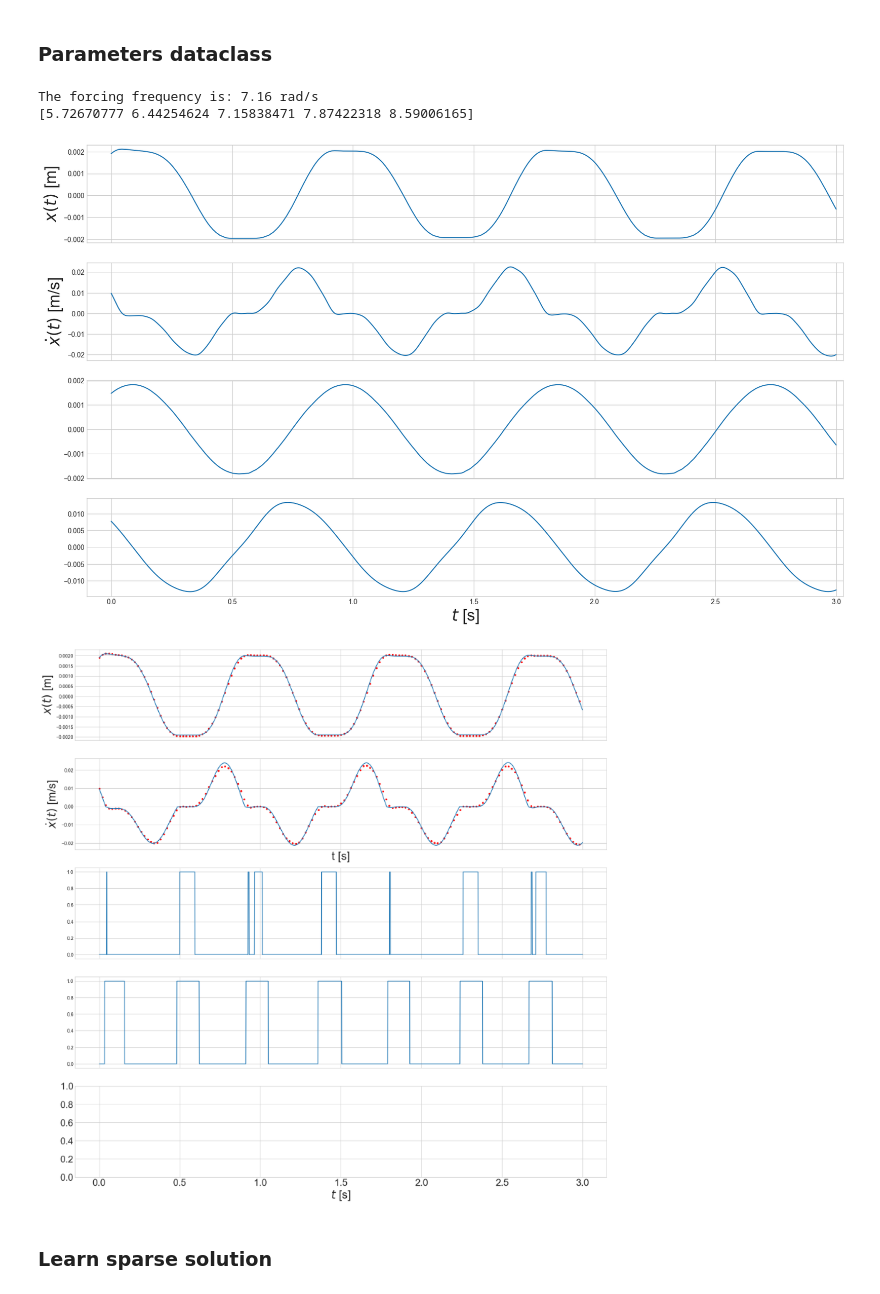
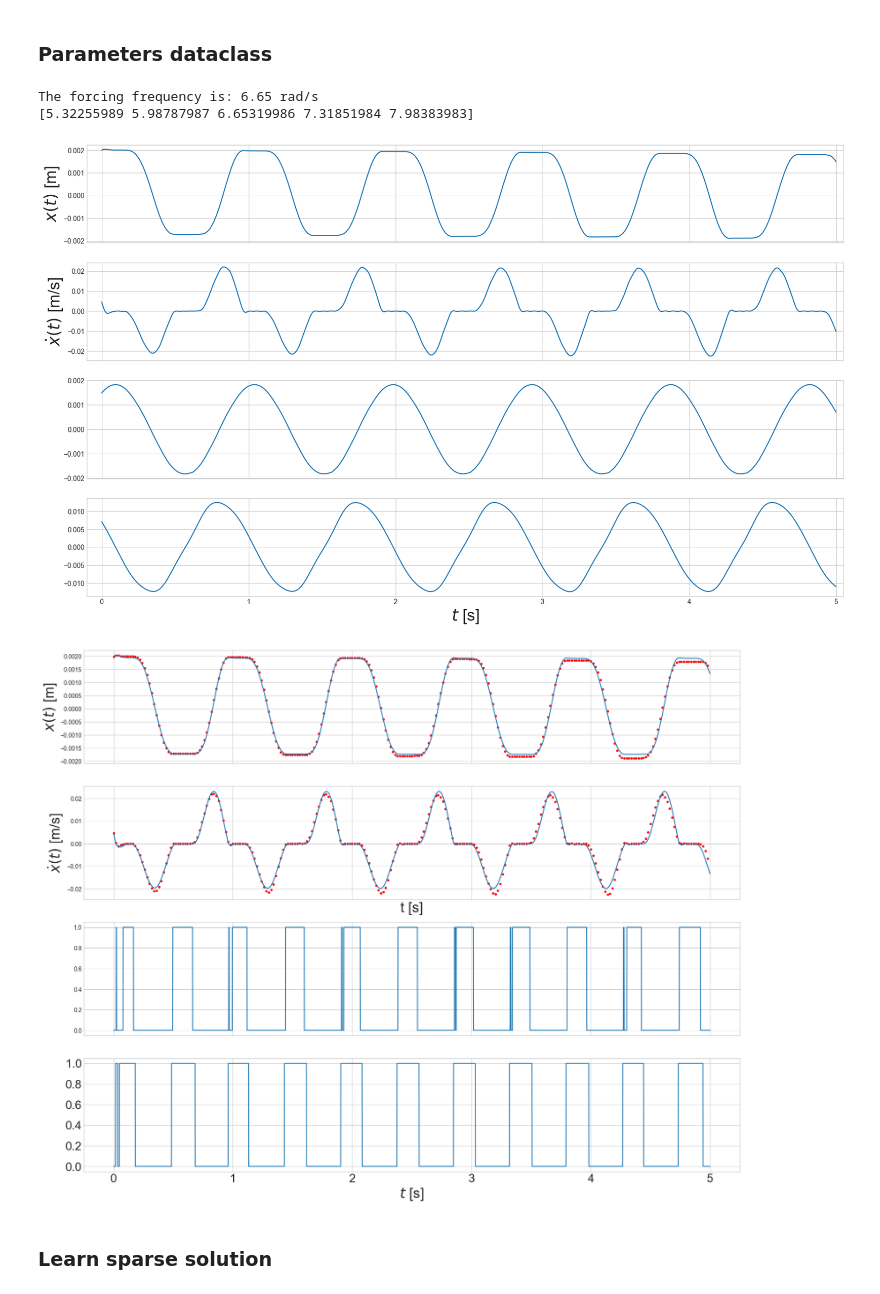
Before and after one commit to xristosl0610/PhI-SINDy, a Jupyter notebook: current/mainExp.ipynb, the cells around one changed output. Cells and saved outputs as stored; diff of their text form; code cells hidden in the pictures.

Commit message:
Code cleanup | Improvements on sticking

```diff
--- a/current/mainExp.ipynb
+++ b/current/mainExp.ipynb
@@ -814,14 +652,14 @@ num_real = 1
 # Params.reduce_start = 0
 # Params.reduce_stop = 20000
 Params.reduce_start = 10000
-Params.reduce_stop = 16000
+Params.reduce_stop = 20000
 Params.reduce_step = 2
 
 # measurements_path = "\\\\tudelft.net\\staff-homes\\L\\cllathourakis\\Desktop\\ResearchAssistant\\research\\code\\current\\measurements\\Saurabh (stick slip)\\almost 4 stop stick slip\\experiment 01-03-2023 18.47.csv"
 # measurements_path = "\\\\tudelft.net\\staff-homes\\L\\cllathourakis\\Desktop\\ResearchAssistant\\research\\code\\current\\measurements\\Saurabh (stick slip)\\almost 2 stop stick slip\\experiment 02-03-2023 30.69.csv"
-# measurements_path = "\\\\tudelft.net\\staff-homes\\L\\cllathourakis\\Desktop\\ResearchAssistant\\research\\code\\current\\measurements\\Saurabh (stick slip)\\almost 2 stop stick slip\\experiment 02-03-2023 32.08.csv"
+measurements_path = "\\\\tudelft.net\\staff-homes\\L\\cllathourakis\\Desktop\\ResearchAssistant\\research\\code\\current\\measurements\\Saurabh (stick slip)\\almost 2 stop stick slip\\experiment 02-03-2023 32.08.csv"
 # measurements_path = "\\\\tudelft.net\\staff-homes\\L\\cllathourakis\\Desktop\\ResearchAssistant\\research\\code\\current\\measurements\\Saurabh (stick slip)\\almost 2 stop stick slip\\experiment 02-03-2023 33.26.csv"
-measurements_path = "\\\\tudelft.net\\staff-homes\\L\\cllathourakis\\Desktop\\ResearchAssistant\\research\\code\\current\\measurements\\Saurabh (stick slip)\\almost 2 stop stick slip\\experiment 02-03-2023 34.43.csv"
+# measurements_path = "\\\\tudelft.net\\staff-homes\\L\\cllathourakis\\Desktop\\ResearchAssistant\\research\\code\\current\\measurements\\Saurabh (stick slip)\\almost 2 stop stick slip\\experiment 02-03-2023 34.43.csv"
 
 displs, displsExc = get_measurments(measurements_path, detrend_flag=True, delta_T=0)
 _, vels = pynumdiff.linear_model.spectraldiff(displs, Params.timestep, [0.01])
@@ -849,8 +687,8 @@ ts, x, u = ts[Params.reduce_start:Params.reduce_stop:Params.reduce_step], x[Para
 ts -= ts[0]
 Params.x0 = x[0]
 # %% [output]
-The forcing frequency is: 7.16 rad/s
-[5.72670777 6.44254624 7.15838471 7.87422318 8.59006165]
+The forcing frequency is: 6.65 rad/s
+[5.32255989 5.98787987 6.65319986 7.31851984 7.98383983]
 # %%
 _, (ax1, ax2, ax3, ax4) = plt.subplots(nrows=4, figsize=(20,12), sharex=True)
 ax1.plot(ts, x[:, 0])
@@ -866,16 +704,16 @@ ax3.set_xlim((-0.1, 1.01 * ts[-1]))
 ax4.set_xlim((-0.1, 1.01 * ts[-1]))
 plt.show()
 # %% [output]
-[figure, old version]
+[figure, new version]
 # %%
-def rk4th_onestep(model, x_, u_, u_mid, u_n, t_, ksis, timestep=1e-2):
-    k1 = model(x_, u_, t_, ksis)
-    k2 = model(x_ + 0.5 * timestep * k1, u_mid, t_ + 0.5 * timestep, ksis)
-    k3 = model(x_ + 0.5 * timestep * k2, u_mid, t_ + 0.5 * timestep, ksis)
-    k4 = model(x_ + 1.0 * timestep * k3, u_n, t_ + 1.0 * timestep, ksis)
+def rk4th_onestep(model, x_, u_, u_mid, u_n, t_, ksis, params, timestep=1e-2):
+    k1 = model(x_, u_, t_, ksis, params)
+    k2 = model(x_ + 0.5 * timestep * k1, u_mid, t_ + 0.5 * timestep, ksis, params)
+    k3 = model(x_ + 0.5 * timestep * k2, u_mid, t_ + 0.5 * timestep, ksis, params)
+    k4 = model(x_ + 1.0 * timestep * k3, u_n, t_ + 1.0 * timestep, ksis, params)
     return x_ + (1 / 6) * (k1 + 2 * k2 + 2 * k3 + k4) * timestep
 # %%
-def true_model(xx, uu, tt, ksis):
+def true_model(xx, uu, tt, ksis, params):
     if (np.abs(xx[1]) < 1e-4) and (np.abs(386.364 * uu[0] + 0.0658 * uu[1] - 386.364 * xx[0]) <= 0.0856):
     # if (np.abs(xx[1]) < 1e-4) and (np.abs(386.766 * uu[0] - 0.0658 * uu[1] - 386.766 * xx[0]) <= 0.0856):
     # if (np.abs(xx[1]) < 1e-5) and (np.abs(358.706 * uu[0] + 0.0658 * uu[1] - 348.706 * xx[0]) <= 0.075):
@@ -883,41 +721,36 @@ def true_model(xx, uu, tt, ksis):
     else:
         return np.array([xx[1],
                         - 386.364 * xx[0]
-                        - 0.0658 * xx[1]
+                        - (0.0658) * xx[1]
                         + 386.364 * uu[0]
-                        + 0.0658 * uu[1]
+                        + (0.0658) * uu[1]
                         - 0.0856 * np.sign(xx[1])], dtype=object)
-                        # - 386.766 * xx[0]
-                        # - 0.658 * xx[1]
-                        # + 386.766 * uu[0]
-                        # + 0.0658 * uu[1]
-                        # - 0.075 * np.sign(xx[1])], dtype=object)
 # %%
 learned_points_GT = np.zeros_like(x)
 learned_points_GT[0] = Params.x0
 u_middle = 0.5 * (u[:-1] + u[1:])
 
 for k, (t_, u_1, u_m, u_2) in enumerate(zip(ts[1:], u[:-1], u_middle, u[1:]), start=1):
-    learned_points_GT[k] = rk4th_onestep(true_model, learned_points_GT[k-1], u_1, u_m, u_2, t_, (), timestep=Params.timestep * Params.reduce_step)
+    learned_points_GT[k] = rk4th_onestep(true_model, learned_points_GT[k-1], u_1, u_m, u_2, t_, (), Params, timestep=Params.timestep * Params.reduce_step)
 # %%
-_, (ax1, ax2, ax3, ax4, ax5) = plt.subplots(nrows=5, figsize=(20,20), sharex=True)
+_, (ax1, ax2, ax3, ax4) = plt.subplots(nrows=4, figsize=(20,16), sharex=True)
 ax1.plot(ts[::20], x[::20, 0],"ro", markersize=3, label='measurements')
 ax2.plot(ts[::20], x[::20, 1],"ro", markersize=3, label='measurements')
 ax1.plot(ts, learned_points_GT[:, 0])
 ax2.plot(ts, learned_points_GT[:, 1])
 condition = np.where((np.abs(x[:, 1]) <= 2e-4) & (np.abs(358.706 * u[:, 0]) + np.abs(0.0658 * u[:, 1]) - np.abs(358.706 * x[:, 0]) - np.abs(0.0658 * x[:, 1]) <= 0.0856), 1., 0.)
 # condition_2 = np.where((np.abs(x[:, 1]) <= 1e-4) & (np.abs(Params.F0 / Params.mass * np.cos(Params.forcing_freq * ts)) - np.abs(Params.omega ** 2 * x[:, 0]) <= Params.friction_force_ratio), 1., 0.)
-condition_3 = np.where((np.abs(x[:, 1]) <= 2e-3), 1., 0.)
+condition_3 = np.where((np.abs(x[:, 1]) <= 1e-3), 1., 0.)
 ax3.plot(ts, condition)
 ax4.plot(ts, condition_3)
 plt.xlabel(r"$t$ [s]", fontsize=24)
 ax1.set_ylabel(r"$x(t)$ [m]", fontsize=24)
 ax2.set_xlabel("t [s]", fontsize=24)
 ax2.set_ylabel(r"$\dot{x}(t)$ [m/s]", fontsize=24)
 plt.xticks(fontsize=20)
 plt.yticks(fontsize=20)
 # ax1.set_xlim((-0.1, 1.01 * ts[-1]))
 # ax2.set_xlim((-0.1, 1.01 * ts[-1]))
 plt.show()
 # %% [output]
-[figure, old version]
+[figure, new version]
```
Also changed, not shown: parts of 11 cells of this notebook.
